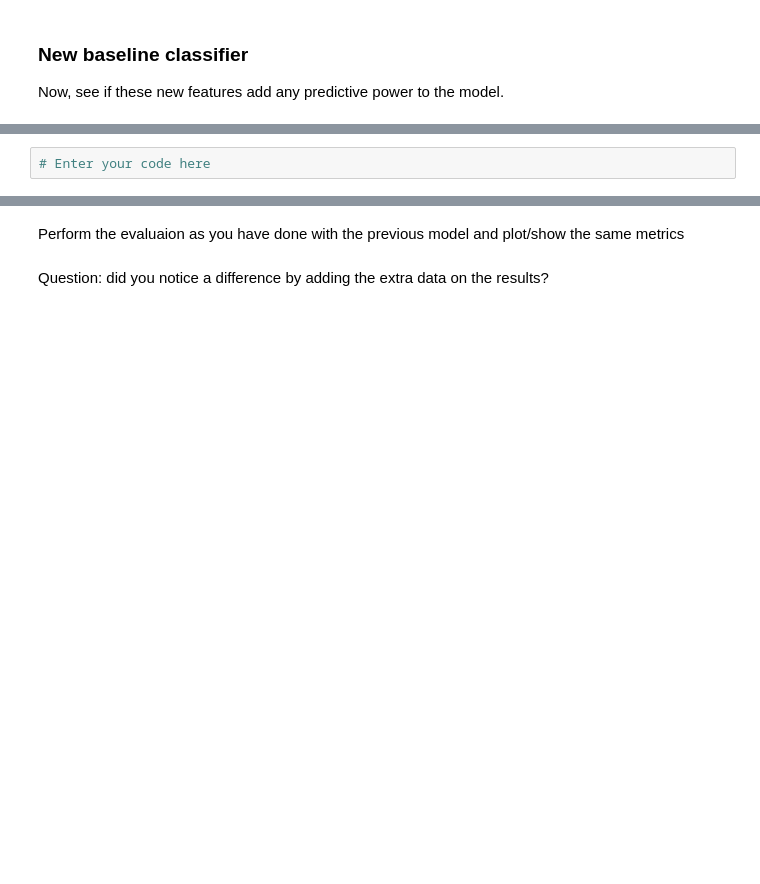
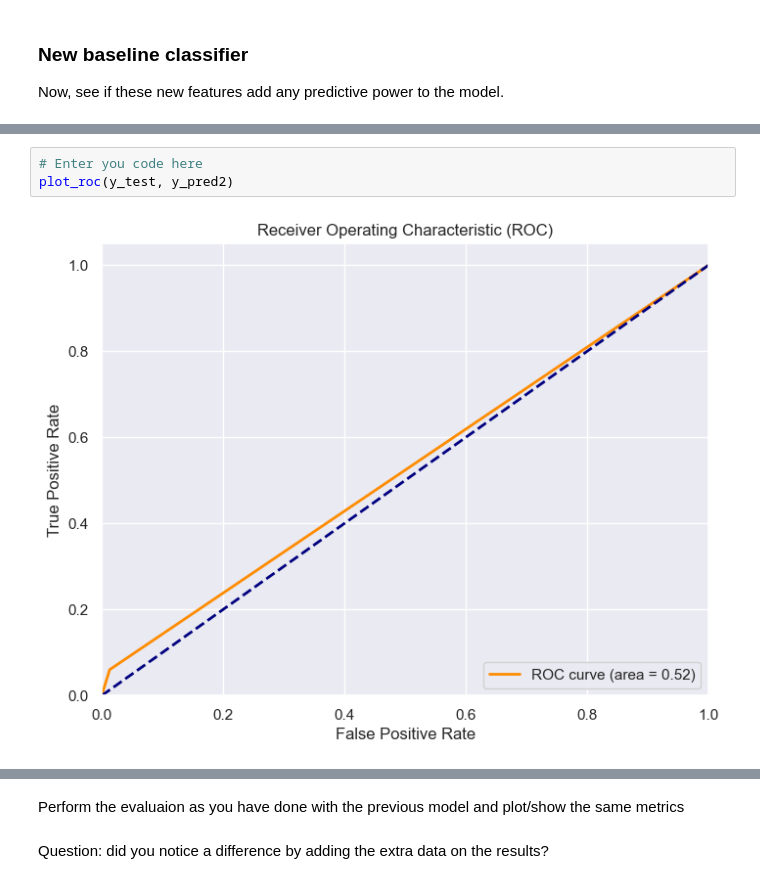
Before and after one commit to DylanYHY/DSTechFinalProject, a Jupyter notebook: onpremises.ipynb, the cells around one changed output, grey strips where cells are left out. Saved outputs shown, nothing was run; the diff lists cells and outputs as text; blank space fills up the shorter version.

```diff
--- a/onpremises.ipynb
+++ b/onpremises.ipynb
@@ -1066,2 +1186,5 @@ classifier2 = # Enter your code here
 # %%
-# Enter your code here
+# Enter you code here
+plot_roc(y_test, y_pred2)
+# %% [output]
+[figure, added]
```
Also changed, not shown: parts of 37 cells of this notebook.
